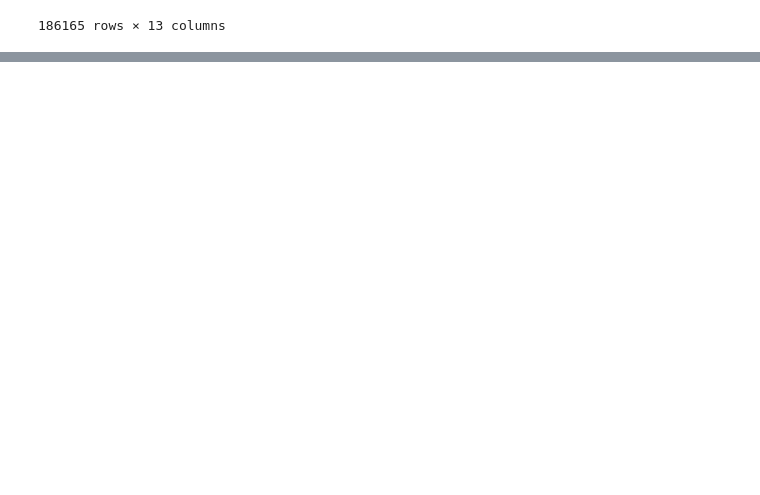
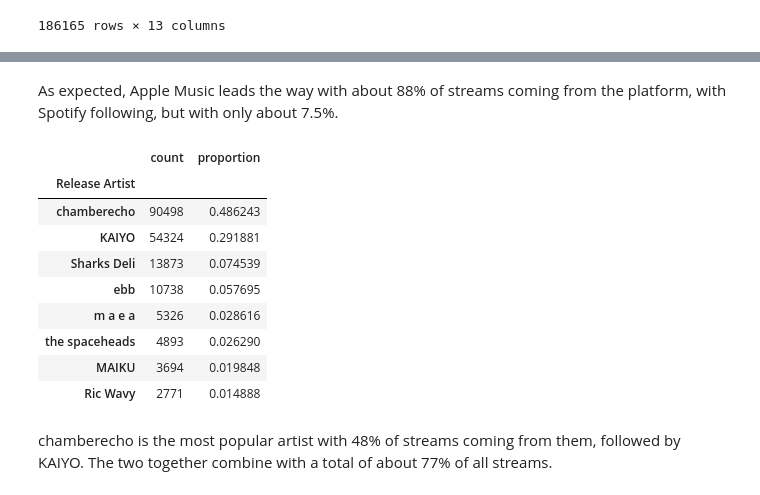
Before and after one commit to kloeyap/ybell-data-analysis, a Jupyter notebook: analysis/gen-analysis.ipynb, the cells around one changed output, grey strips where cells are left out. Saved outputs shown, nothing was run; the diff lists cells and outputs as text; code cells hidden in the pictures; blank space fills up the shorter version.

```diff
--- a/analysis/gen-analysis.ipynb
+++ b/analysis/gen-analysis.ipynb
@@ -21,0 +44,20 @@ data
+# %% [markdown]
+As expected, Apple Music leads the way with about 88% of streams coming from the platform, with Spotify following, but with only about 7.5%.
+# %%
+artist_count = data.groupby('Release Artist')[['Release Artist']].count()
+artist_count = artist_count.rename(columns = {'Release Artist' : 'count'})
+artist_count['proportion'] = artist_count['count'] / sum(artist_count['count'])
+artist_count.sort_values(by='proportion', ascending=False)
+# %% [output]
+|  | count | proportion |
+| Release Artist |  |  |
+| chamberecho | 90498 | 0.486243 |
+| KAIYO | 54324 | 0.291881 |
+| Sharks Deli | 13873 | 0.074539 |
+| ebb | 10738 | 0.057695 |
+| m a e a | 5326 | 0.028616 |
+| the spaceheads | 4893 | 0.026290 |
+| MAIKU | 3694 | 0.019848 |
+| Ric Wavy | 2771 | 0.014888 |
+# %% [markdown]
+chamberecho is the most popular artist with 48% of streams coming from them, followed by KAIYO. The two together combine with a total of about 77% of all streams.
```
Also changed, not shown: parts of 9 cells of this notebook.
